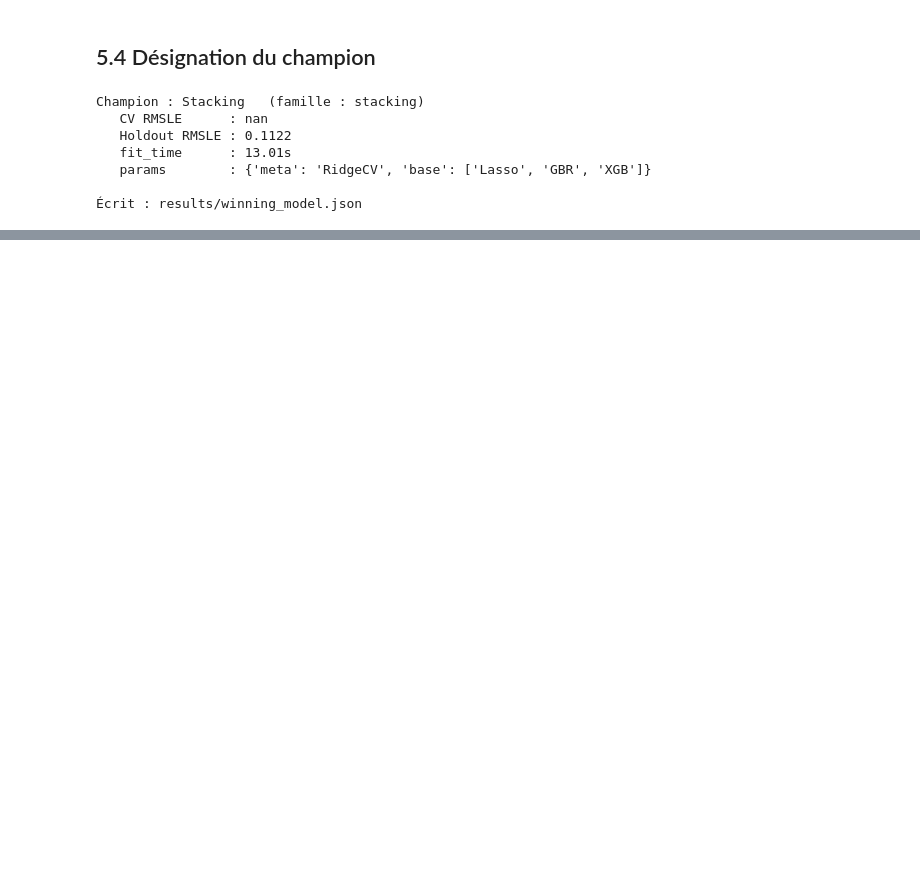
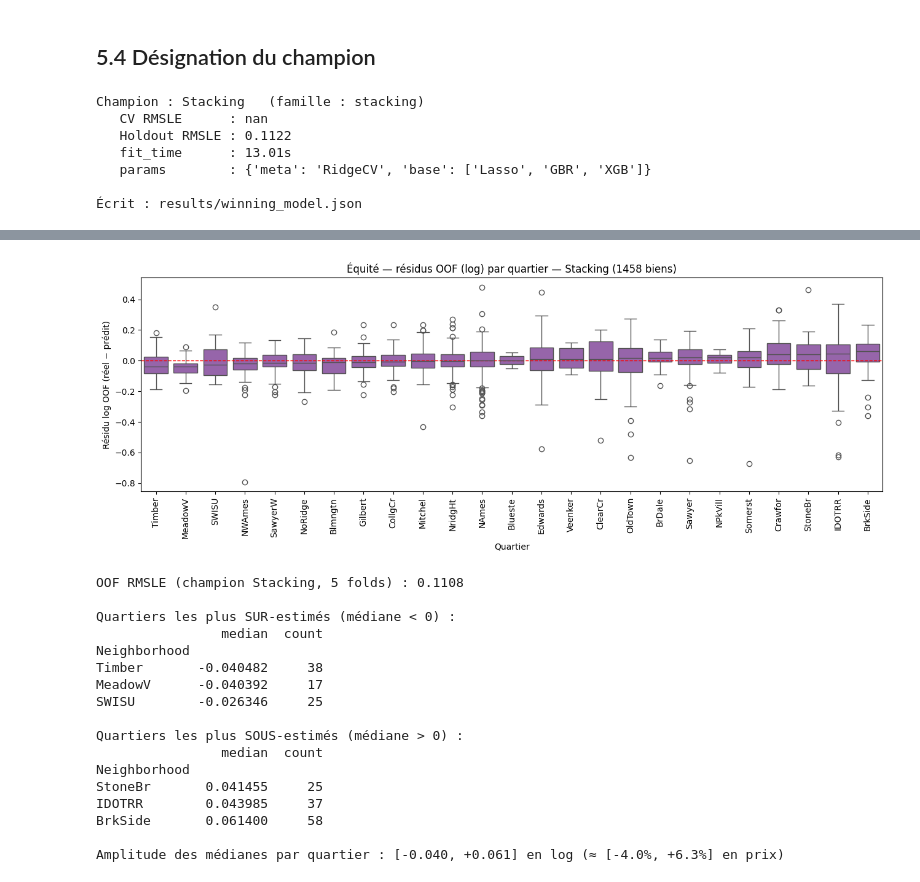
Before and after one commit to NoeBerdoz/predicting-house-prices-ml, a Jupyter notebook: 4_evaluation.ipynb, the cells around one changed output, grey strips where cells are left out. Drawn from its saved outputs; the diff is of its cells as text; code cells hidden in the pictures; blank space fills up the shorter version.

```diff
--- a/4_evaluation.ipynb
+++ b/4_evaluation.ipynb
@@ -188,0 +401,48 @@ else:
+# %%
+from sklearn.model_selection import cross_val_predict
+
+# Prédictions OOF du champion sur les 1458 biens (≈5× plus par quartier que le holdout)
+oof_pred = cross_val_predict(build_finalist(champion_name), X, y_log, cv=5, n_jobs=1)
+resid_log = y_log.values - oof_pred                      # positif => sous-estimation
+neigh = df_feat.loc[X.index, 'Neighborhood'].values
+fair = pd.DataFrame({'Neighborhood': neigh, 'resid_log': resid_log})
+order = fair.groupby('Neighborhood')['resid_log'].median().sort_values().index
+
+fig, ax = plt.subplots(figsize=(13, 5))
+sns.boxplot(data=fair, x='Neighborhood', y='resid_log', order=order, ax=ax, color='#9b59b6')
+ax.axhline(0, color='red', ls='--', lw=1)
+ax.set_xlabel('Quartier')
+ax.set_ylabel('Résidu log OOF (réel − prédit)')
+ax.set_title(f"Équité — résidus OOF (log) par quartier — {champion_name} (1458 biens)")
+plt.xticks(rotation=90)
+plt.tight_layout()
+plt.show()
+
+med = fair.groupby('Neighborhood')['resid_log'].agg(['median', 'count']).sort_values('median')
+print(f"OOF RMSLE (champion {champion_name}, 5 folds) : {np.sqrt(np.mean(resid_log**2)):.4f}")
+print("\nQuartiers les plus SUR-estimés (médiane < 0) :")
+print(med.head(3).to_string())
+print("\nQuartiers les plus SOUS-estimés (médiane > 0) :")
+print(med.tail(3).to_string())
+print(f"\nAmplitude des médianes par quartier : "
+      f"[{med['median'].min():+.3f}, {med['median'].max():+.3f}] en log "
+      f"(≈ [{100*np.expm1(med['median'].min()):+.1f}%, {100*np.expm1(med['median'].max()):+.1f}%] en prix)")
+# %% [output]
+[figure, added]
+OOF RMSLE (champion Stacking, 5 folds) : 0.1108
+
+Quartiers les plus SUR-estimés (médiane < 0) :
+                median  count
+Neighborhood
+Timber       -0.040482     38
+MeadowV      -0.040392     17
+SWISU        -0.026346     25
+
+Quartiers les plus SOUS-estimés (médiane > 0) :
+                median  count
+Neighborhood
+StoneBr       0.041455     25
+IDOTRR        0.043985     37
+BrkSide       0.061400     58
+
+Amplitude des médianes par quartier : [-0.040, +0.061] en log (≈ [-4.0%, +6.3%] en prix)
```
Also changed, not shown: parts of 18 cells of this notebook, 4 other files.
